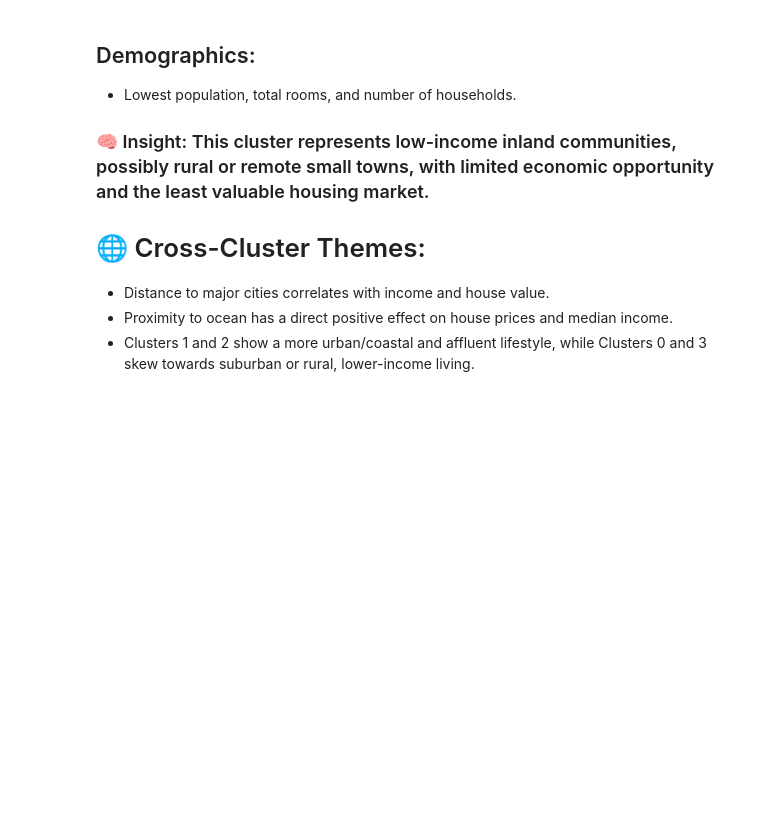
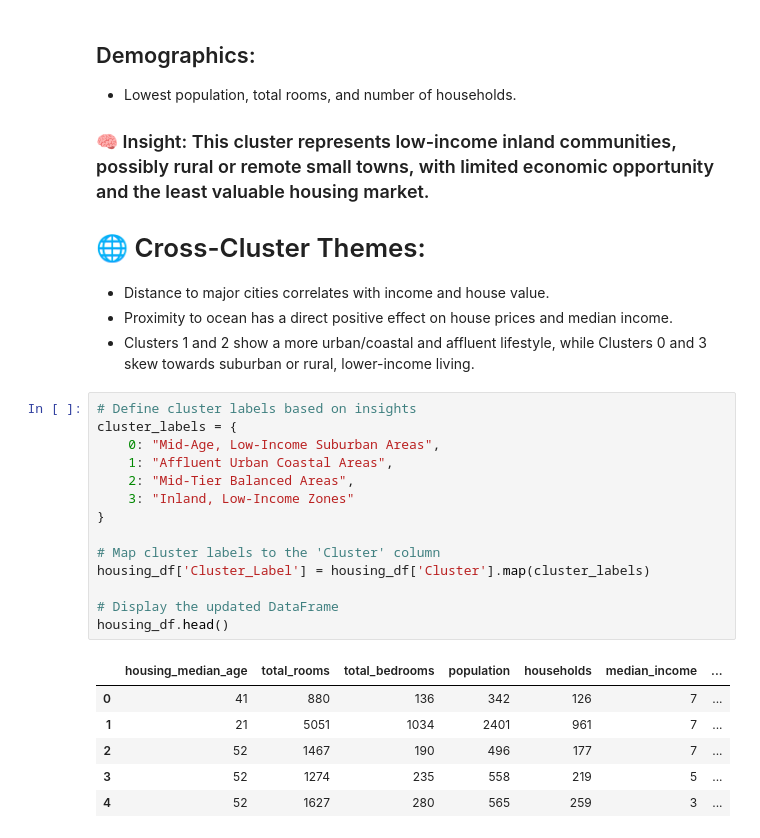
Before and after one commit to Mctavish07/ML-Projects, a Jupyter notebook: California Housing/California_housing.ipynb, the cells around one changed output. Saved outputs shown, nothing was run; the diff lists cells and outputs as text; blank space fills up the shorter version.

```diff
--- a/California Housing/California_housing.ipynb
+++ b/California Housing/California_housing.ipynb
@@ -697,3 +697,24 @@ max               958.499646      3.0
 - Distance to major cities correlates with income and house value.
 - Proximity to ocean has a direct positive effect on house prices and median income.
 - Clusters 1 and 2 show a more urban/coastal and affluent lifestyle, while Clusters 0 and 3 skew towards suburban or rural, lower-income living.
+# %%
+# Define cluster labels based on insights
+cluster_labels = {
+    0: "Mid-Age, Low-Income Suburban Areas",
+    1: "Affluent Urban Coastal Areas",
+    2: "Mid-Tier Balanced Areas",
+    3: "Inland, Low-Income Zones"
+}
+
+# Map cluster labels to the 'Cluster' column
+housing_df['Cluster_Label'] = housing_df['Cluster'].map(cluster_labels)
+
+# Display the updated DataFrame
+housing_df.head()
+# %% [output]
+|  | housing_median_age | total_rooms | total_bedrooms | population | households | median_income | ... |
+| 0 | 41 | 880 | 136 | 342 | 126 | 7 | ... |
+| 1 | 21 | 5051 | 1034 | 2401 | 961 | 7 | ... |
+| 2 | 52 | 1467 | 190 | 496 | 177 | 7 | ... |
+| 3 | 52 | 1274 | 235 | 558 | 219 | 5 | ... |
+| 4 | 52 | 1627 | 280 | 565 | 259 | 3 | ... |
```
Also changed, not shown: parts of 11 cells of this notebook.
